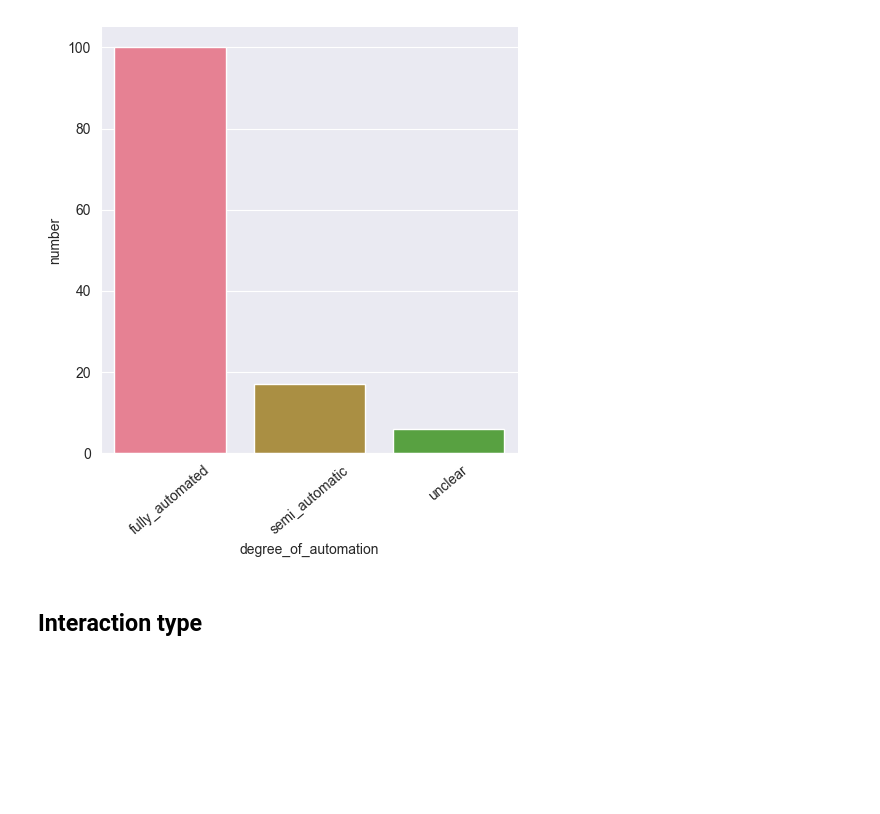
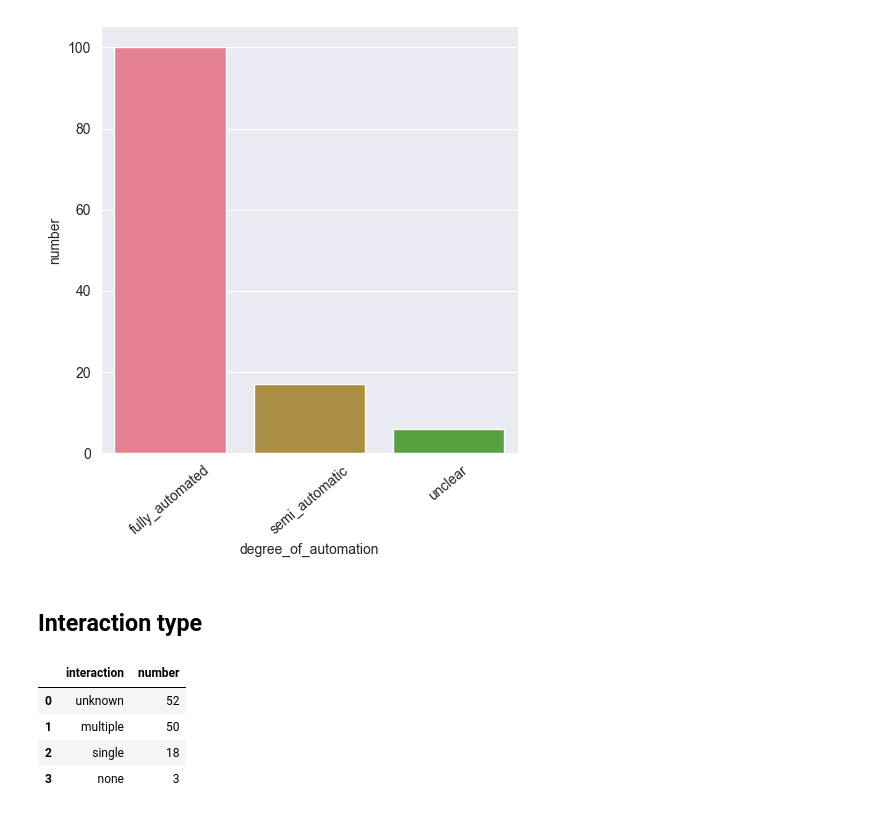
Before and after one commit to m-messer/Automated-Assessment-SLR-Data-Processing, a Jupyter notebook: analysis.ipynb, the cells around one changed output. Saved outputs shown, nothing was run; the diff lists cells and outputs as text; code cells hidden in the pictures; blank space fills up the shorter version.

```diff
--- a/analysis.ipynb
+++ b/analysis.ipynb
@@ -94,3 +94,13 @@ plt.savefig('plots/auto_degree.png')
 [figure]
 # %% [markdown]
 ## Interaction type
+# %%
+inter = pd.Series([tag.replace('interaction:', '') for tags in df.tags for tag in tags if tag.startswith('interaction')]).value_counts().reset_index()
+inter.columns = ["interaction", 'number']
+inter.head()
+# %% [output]
+|  | interaction | number |
+| 0 | unknown | 52 |
+| 1 | multiple | 50 |
+| 2 | single | 18 |
+| 3 | none | 3 |
```
Also changed, not shown: parts of 3 cells of this notebook, 4 other files.
